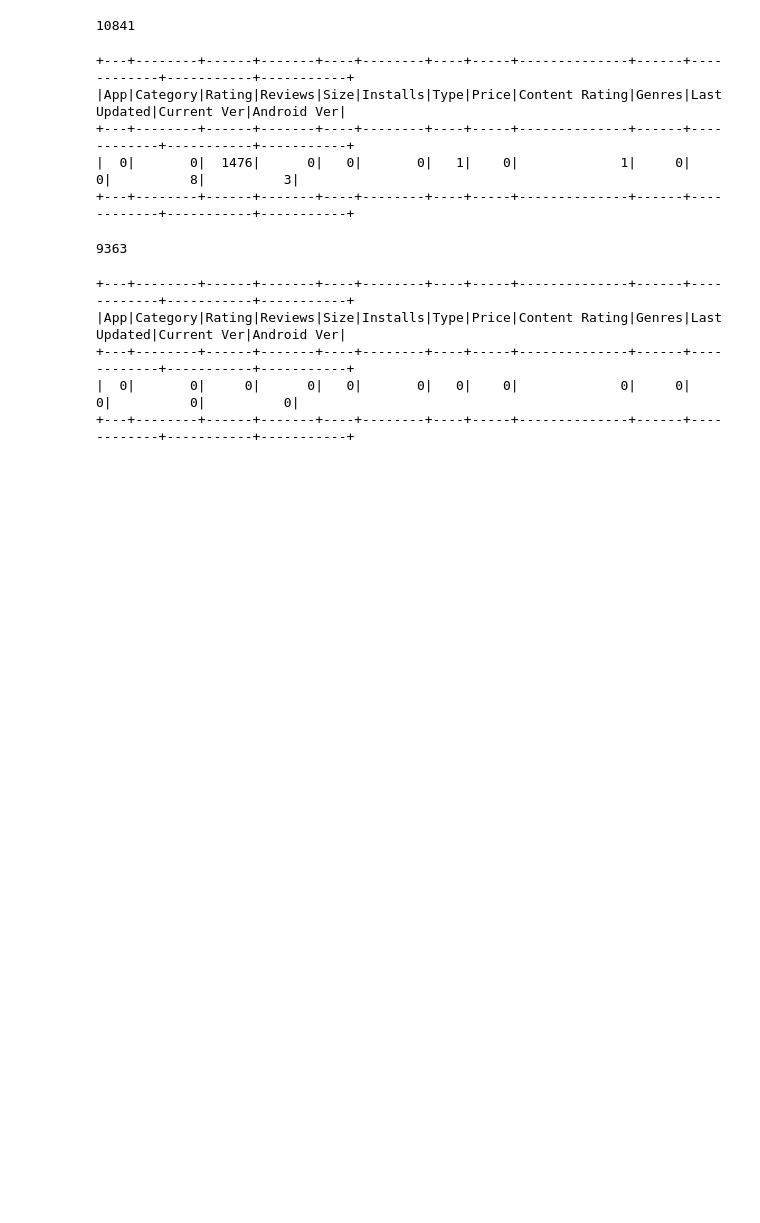
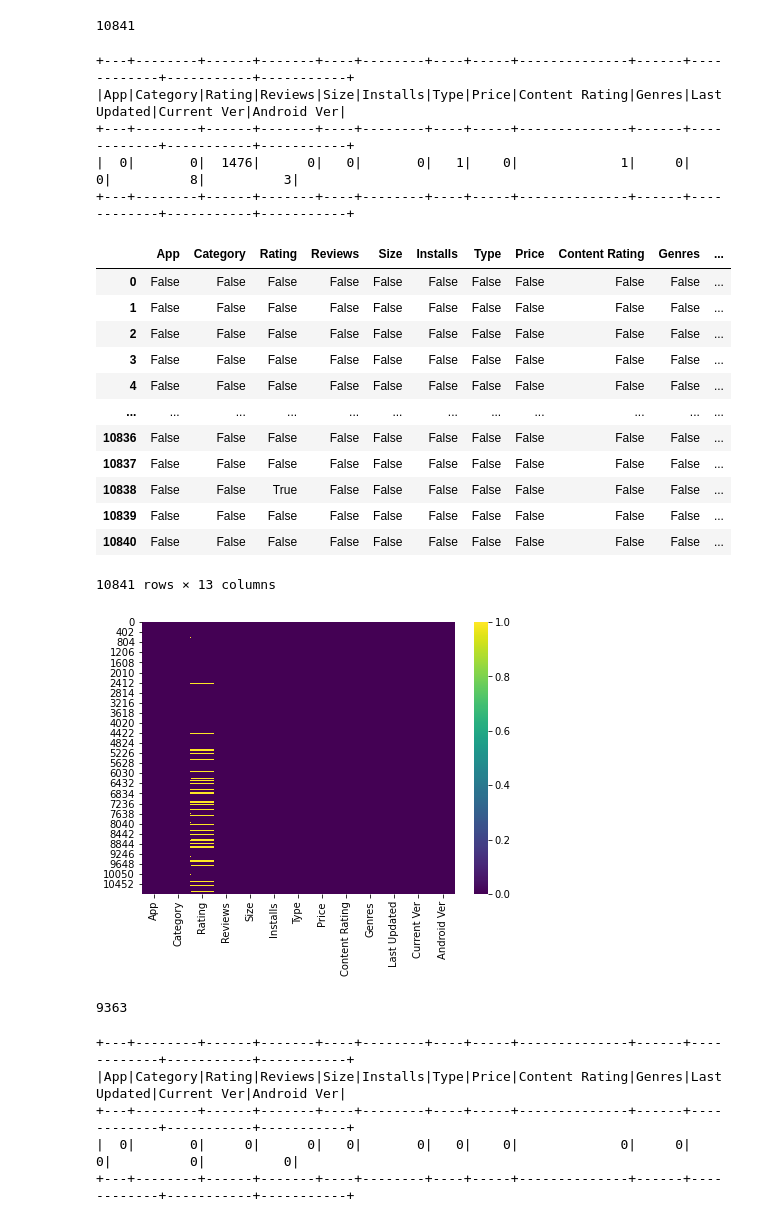
Before and after one commit to sahithi712/BigDataAnalysis, a Jupyter notebook: Untitled.ipynb, the cells around one changed output. Drawn from its saved outputs; the diff is of its cells as text; code cells hidden in the pictures; blank space fills up the shorter version.

```diff
--- a/Untitled.ipynb
+++ b/Untitled.ipynb
@@ -59,6 +59,27 @@ df.select([count(when(isnull(c) | isnan(c) , c)).alias(c) for c in df.columns]).
 +---+--------+------+-------+----+--------+----+-----+--------------+------+------------+-----------+-----------+
 |  0|       0|  1476|      0|   0|       0|   1|    0|             1|     0|           0|          8|          3|
 +---+--------+------+-------+----+--------+----+-----+--------------+------+------------+-----------+-----------+
+# %%
+import seaborn as sns
+test_df = df.toPandas()
+plt.figure(figsize=(7, 5))
+sns.heatmap(test_df.isnull(), cmap='viridis')
+test_df.isnull()
+# %% [output]
+|  | App | Category | Rating | Reviews | Size | Installs | Type | Price | Content Rating | Genres | ... |
+| 0 | False | False | False | False | False | False | False | False | False | False | ... |
+| 1 | False | False | False | False | False | False | False | False | False | False | ... |
+| 2 | False | False | False | False | False | False | False | False | False | False | ... |
+| 3 | False | False | False | False | False | False | False | False | False | False | ... |
+| 4 | False | False | False | False | False | False | False | False | False | False | ... |
+| ... | ... | ... | ... | ... | ... | ... | ... | ... | ... | ... | ... |
+| 10836 | False | False | False | False | False | False | False | False | False | False | ... |
+| 10837 | False | False | False | False | False | False | False | False | False | False | ... |
+| 10838 | False | False | True | False | False | False | False | False | False | False | ... |
+| 10839 | False | False | False | False | False | False | False | False | False | False | ... |
+| 10840 | False | False | False | False | False | False | False | False | False | False | ... |
+10841 rows × 13 columns
+[figure, added]
 # %%
 nullDropdf=df.dropna(subset=("Rating","Type","Content Rating","Current Ver","Android Ver"))
 # %%
```
